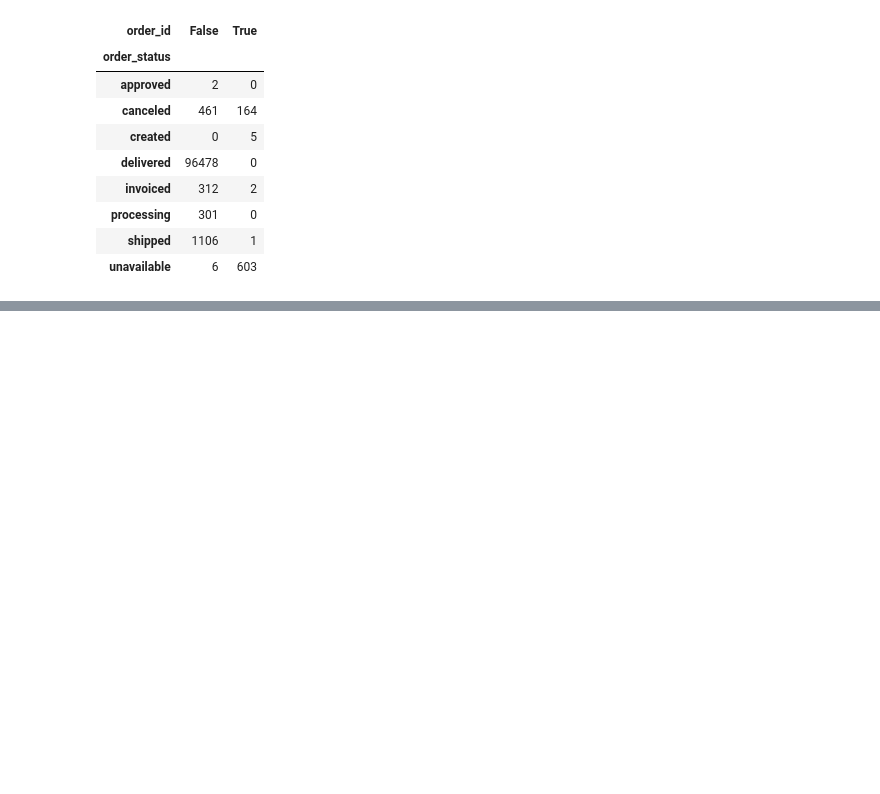
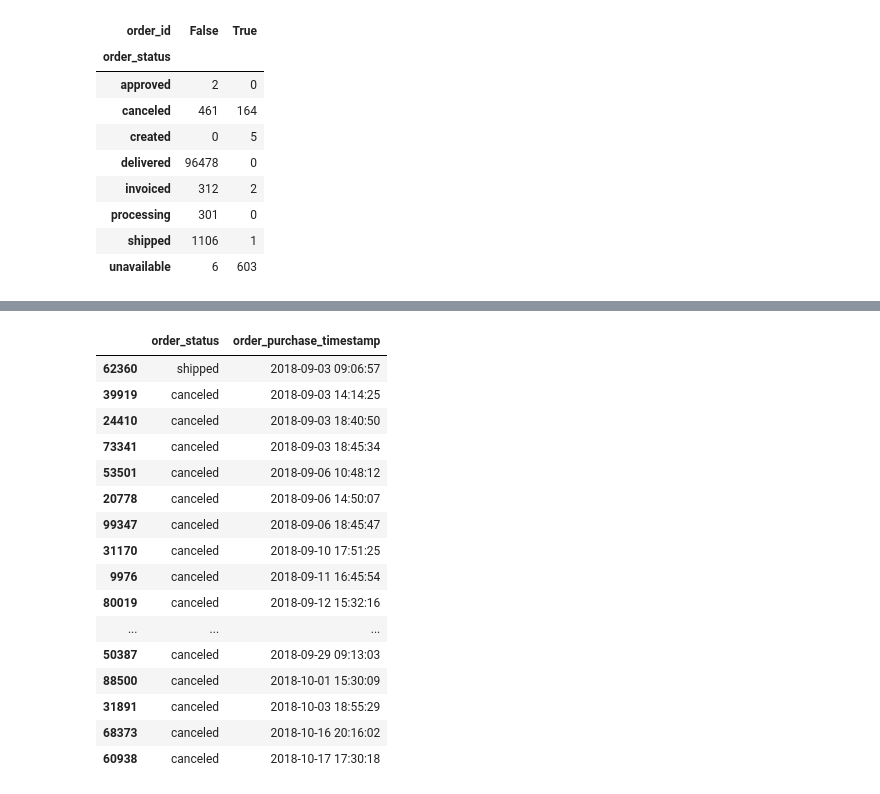
Before and after one commit to jareUri-oss/commercepulse, a Jupyter notebook: notebooks/01_exploration.ipynb, the cells around one changed output, grey strips where cells are left out. Cells and saved outputs as stored; diff of their text form; code cells hidden in the pictures; blank space fills up the shorter version.

```diff
--- a/notebooks/01_exploration.ipynb
+++ b/notebooks/01_exploration.ipynb
@@ -264,0 +333,21 @@ pd.crosstab(orders["order_status"], no_items)
+# %%
+late = orders[orders["order_purchase_timestamp"] >= "2018-09-01"]
+late[["order_status", "order_purchase_timestamp"]].sort_values("order_purchase_timestamp")
+# %% [output]
+|  | order_status | order_purchase_timestamp |
+| 62360 | shipped | 2018-09-03 09:06:57 |
+| 39919 | canceled | 2018-09-03 14:14:25 |
+| 24410 | canceled | 2018-09-03 18:40:50 |
+| 73341 | canceled | 2018-09-03 18:45:34 |
+| 53501 | canceled | 2018-09-06 10:48:12 |
+| 20778 | canceled | 2018-09-06 14:50:07 |
+| 99347 | canceled | 2018-09-06 18:45:47 |
+| 31170 | canceled | 2018-09-10 17:51:25 |
+| 9976 | canceled | 2018-09-11 16:45:54 |
+| 80019 | canceled | 2018-09-12 15:32:16 |
+| ... | ... | ... |
+| 50387 | canceled | 2018-09-29 09:13:03 |
+| 88500 | canceled | 2018-10-01 15:30:09 |
+| 31891 | canceled | 2018-10-03 18:55:29 |
+| 68373 | canceled | 2018-10-16 20:16:02 |
+| 60938 | canceled | 2018-10-17 17:30:18 |
```
Also changed, not shown: parts of 6 cells of this notebook, 1 other file.
